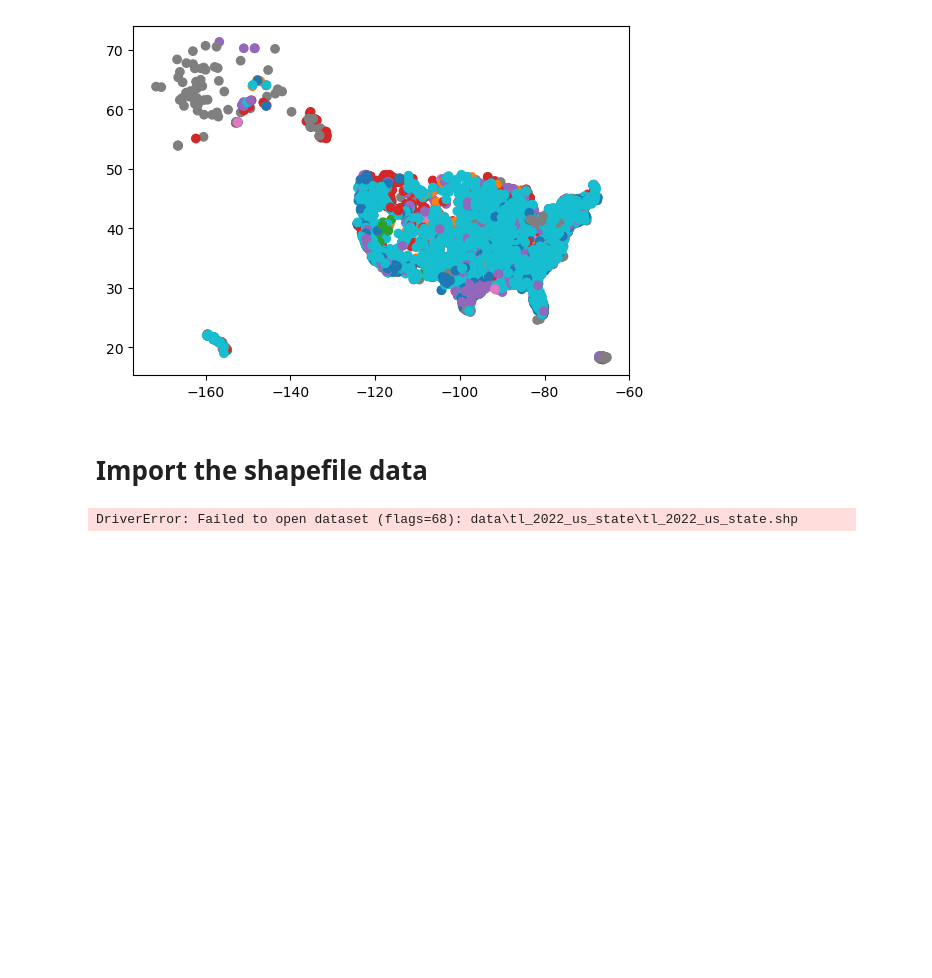
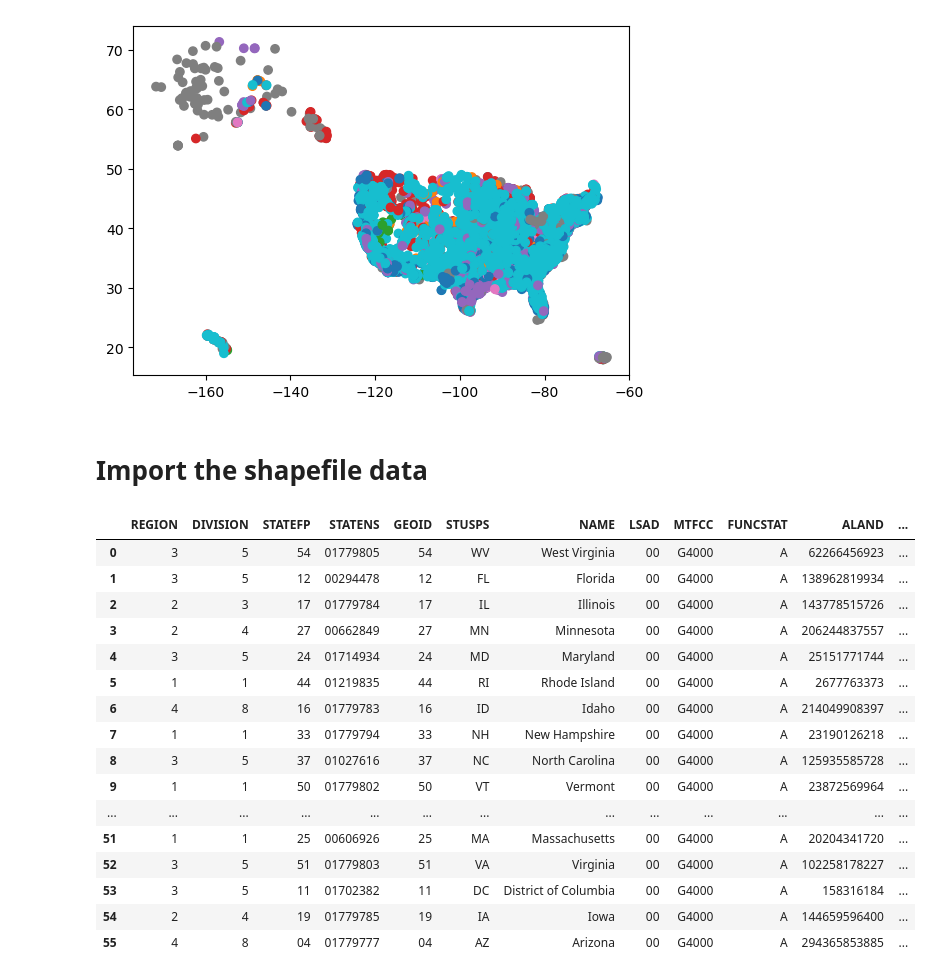
Before and after one commit to evajnewby/eds220-2024-in-class, a Jupyter notebook: week5-csv-to-geodf.ipynb, the cells around one changed output. Drawn from its saved outputs; the diff is of its cells as text; code cells hidden in the pictures; blank space fills up the shorter version.

```diff
--- a/week5-csv-to-geodf.ipynb
+++ b/week5-csv-to-geodf.ipynb
@@ -109,9 +109,25 @@ power_plants.plot(column='primsource')
 # Import the shapefile data
 # %%
 # Import states data
-fp = os.path.join('data','tl_2022_us_state','tl_2022_us_state.shp')
+fp = os.path.join('data','tl_2022_us_state.shp')
 fp
 states = gpd.read_file(fp)
 states
 # %% [output]
-DriverError: Failed to open dataset (flags=68): data\tl_2022_us_state\tl_2022_us_state.shp
+|  | REGION | DIVISION | STATEFP | STATENS | GEOID | STUSPS | NAME | LSAD | MTFCC | FUNCSTAT | ALAND | ... |
+| 0 | 3 | 5 | 54 | 01779805 | 54 | WV | West Virginia | 00 | G4000 | A | 62266456923 | ... |
+| 1 | 3 | 5 | 12 | 00294478 | 12 | FL | Florida | 00 | G4000 | A | 138962819934 | ... |
+| 2 | 2 | 3 | 17 | 01779784 | 17 | IL | Illinois | 00 | G4000 | A | 143778515726 | ... |
+| 3 | 2 | 4 | 27 | 00662849 | 27 | MN | Minnesota | 00 | G4000 | A | 206244837557 | ... |
+| 4 | 3 | 5 | 24 | 01714934 | 24 | MD | Maryland | 00 | G4000 | A | 25151771744 | ... |
+| 5 | 1 | 1 | 44 | 01219835 | 44 | RI | Rhode Island | 00 | G4000 | A | 2677763373 | ... |
+| 6 | 4 | 8 | 16 | 01779783 | 16 | ID | Idaho | 00 | G4000 | A | 214049908397 | ... |
+| 7 | 1 | 1 | 33 | 01779794 | 33 | NH | New Hampshire | 00 | G4000 | A | 23190126218 | ... |
+| 8 | 3 | 5 | 37 | 01027616 | 37 | NC | North Carolina | 00 | G4000 | A | 125935585728 | ... |
+| 9 | 1 | 1 | 50 | 01779802 | 50 | VT | Vermont | 00 | G4000 | A | 23872569964 | ... |
+| ... | ... | ... | ... | ... | ... | ... | ... | ... | ... | ... | ... | ... |
+| 51 | 1 | 1 | 25 | 00606926 | 25 | MA | Massachusetts | 00 | G4000 | A | 20204341720 | ... |
+| 52 | 3 | 5 | 51 | 01779803 | 51 | VA | Virginia | 00 | G4000 | A | 102258178227 | ... |
+| 53 | 3 | 5 | 11 | 01702382 | 11 | DC | District of Columbia | 00 | G4000 | A | 158316184 | ... |
+| 54 | 2 | 4 | 19 | 01779785 | 19 | IA | Iowa | 00 | G4000 | A | 144659596400 | ... |
+| 55 | 4 | 8 | 04 | 01779777 | 04 | AZ | Arizona | 00 | G4000 | A | 294365853885 | ... |
```
